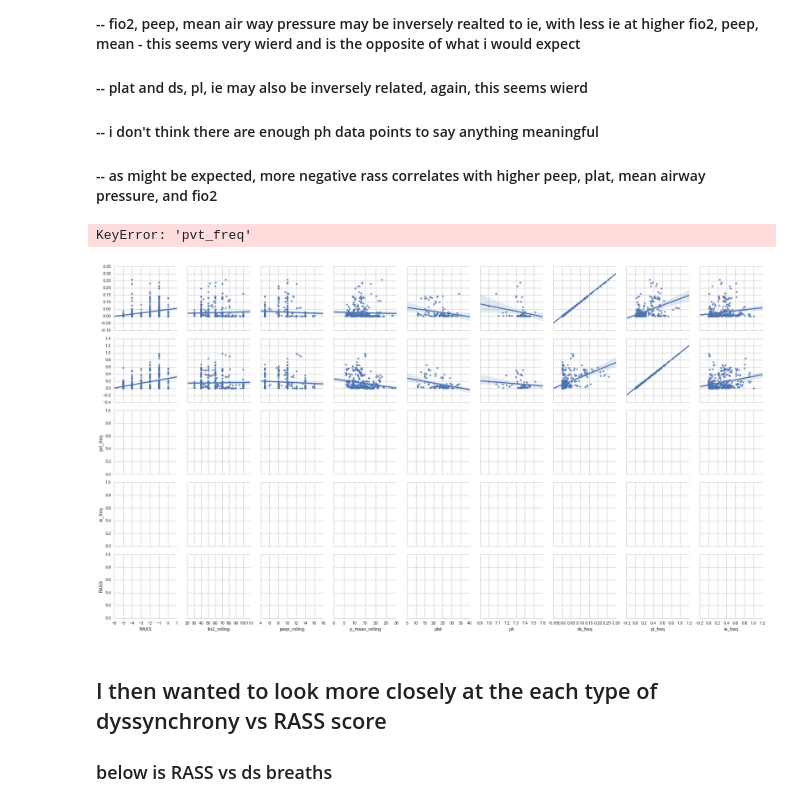
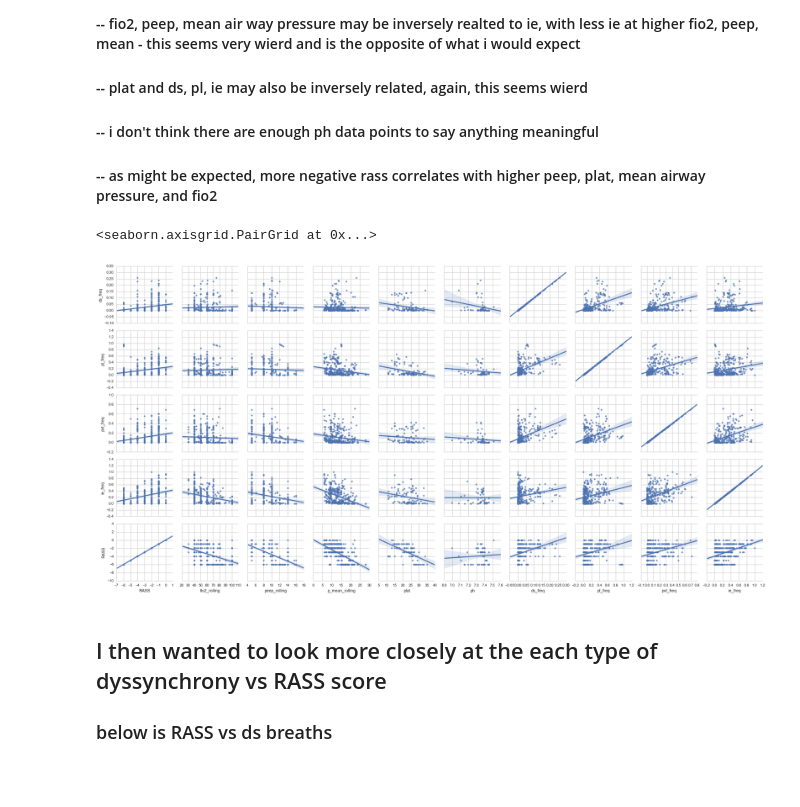
Before and after one commit to psottile05/VentDysSedation, a Jupyter notebook: OldDocs/ATS_Analysis_2016.ipynb, the cells around one changed output. Drawn from its saved outputs; the diff is of its cells as text; code cells hidden in the pictures; blank space fills up the shorter version.

Commit message:
breath analysis

```diff
--- a/OldDocs/ATS_Analysis_2016.ipynb
+++ b/OldDocs/ATS_Analysis_2016.ipynb
@@ -38,7 +66,7 @@ test = grouped.get_group(120)
 test.head()
 test.to_csv(u'c:\\Research_data\\RawData\\analysis.csv')
 # %%
-test = pd.read_csv(u'c:\\Research_data\\analysis.csv')
+test = pd.read_csv(u'c:\\Research_data\\RawData\\analysis.csv')
 test.columns
 # %% [output]
 Index(['entry_time', 'RASS', 'SpO2', 'analysis.pds', 'ds_freq', 'ds_rolling',
@@ -72,11 +100,11 @@ sb.set_style('whitegrid')
 #### -- as might be expected, more negative rass correlates with higher peep, plat, mean airway pressure, and fio2
 # %%
 sb.pairplot(test, y_vars=['ds_freq', 'pl_freq', 'pvt_freq', 'ie_freq', 'RASS'],
-            x_vars=['RASS', 'fio2_rolling', 'peep_rolling', 'p_mean_rolling', 'plat', 'ph', 'ds_freq', 'pl_freq', 'ie_freq'],
+            x_vars=['RASS', 'fio2_rolling', 'peep_rolling', 'p_mean_rolling', 'plat', 'ph', 'ds_freq', 'pl_freq', 'pvt_freq', 'ie_freq'],
             kind='reg')
 # %% [output]
-KeyError: 'pvt_freq'
+<seaborn.axisgrid.PairGrid at 0x...>
-[figure, old version]
+[figure, new version]
 # %% [markdown]
 ## I then wanted to look more closely at the each type of dyssynchrony vs RASS score
 ### below is RASS vs ds breaths
```
Also changed, not shown: parts of 16 cells of this notebook, 2 other files.
